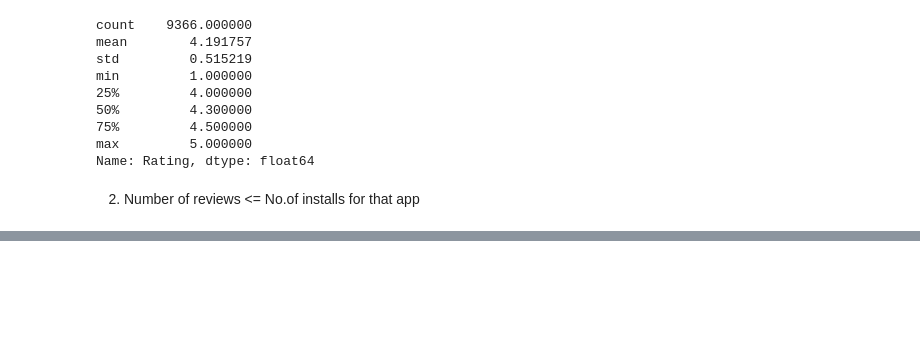
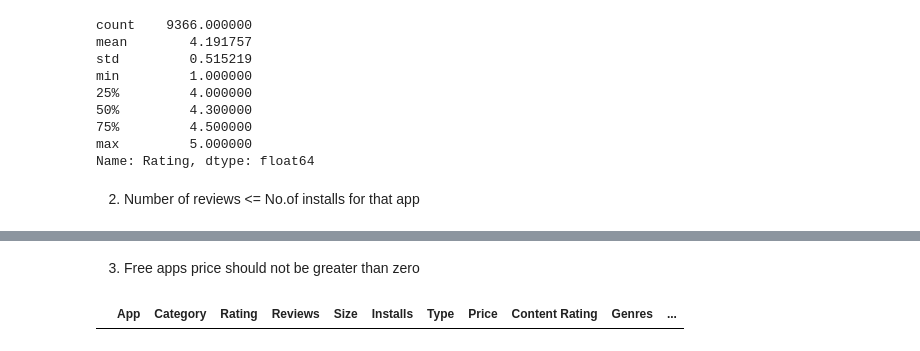
Before and after one commit to santoshkumarvagga/Data-Science, a Jupyter notebook: Matplotlib.ipynb, the cells around one changed output, grey strips where cells are left out. Saved outputs shown, nothing was run; the diff lists cells and outputs as text; code cells hidden in the pictures; blank space fills up the shorter version.

```diff
--- a/Matplotlib.ipynb
+++ b/Matplotlib.ipynb
@@ -590,0 +613,7 @@ Name: Rating, dtype: float64
+# %% [markdown]
+3) Free apps price should not be greater than zero
+# %%
+df[(df.Type == 'Free') & (df.Price>0)]
+# No such rows (No issues)
+# %% [output]
+|  | App | Category | Rating | Reviews | Size | Installs | Type | Price | Content Rating | Genres | ... |
```
Also changed, not shown: parts of 4 cells of this notebook.
